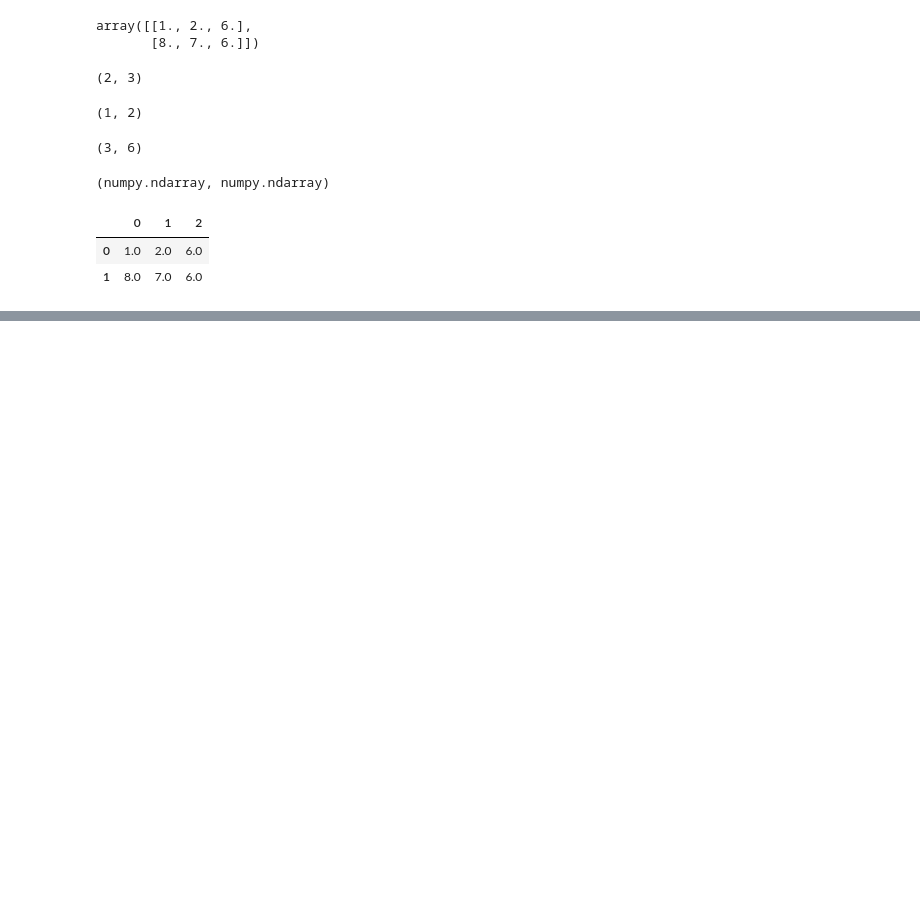
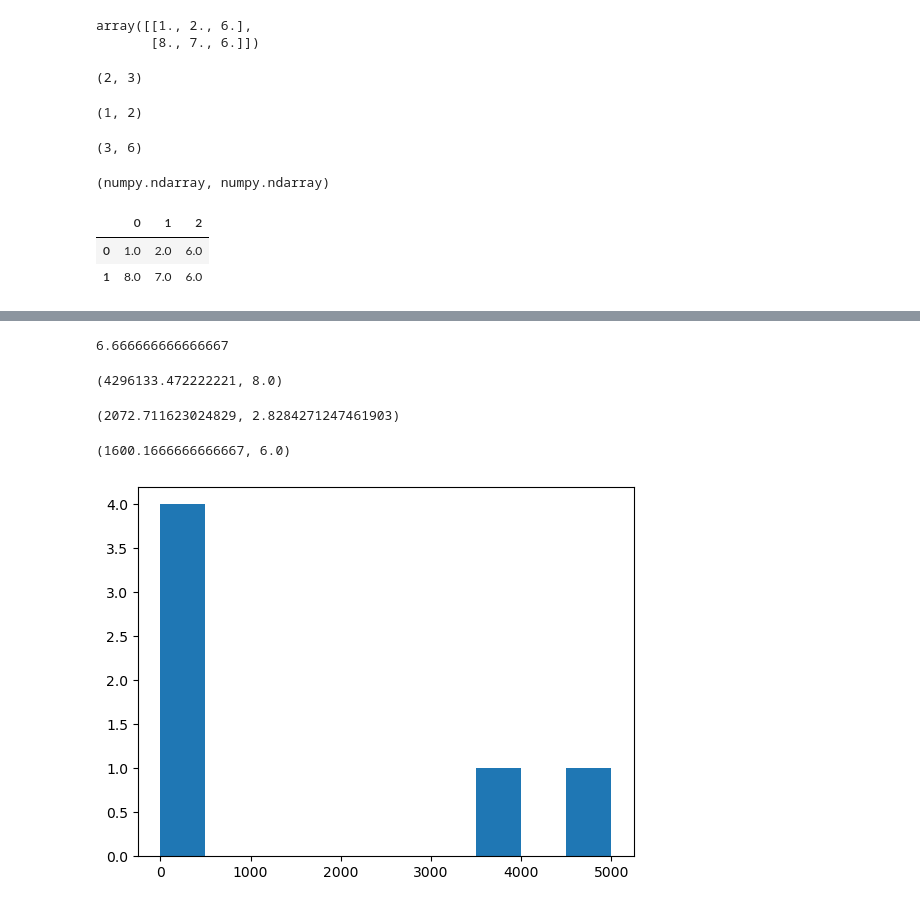
Before and after one commit to LivingstonTardzenyuy/Data-Science-Machine-Learning, a Jupyter notebook: pandas_numpy/introduction-to-numpy.ipynb, the cells around one changed output, grey strips where cells are left out. Drawn from its saved outputs; the diff is of its cells as text; code cells hidden in the pictures; blank space fills up the shorter version.

```diff
--- a/pandas_numpy/introduction-to-numpy.ipynb
+++ b/pandas_numpy/introduction-to-numpy.ipynb
@@ -51,0 +261,28 @@ df
+# %%
+# Variance is the measure of the average degree to which each number is d/f
+np.var(a2)
+# %% [output]
+6.666666666666667
+# %%
+# Demo of std and var.
+high_var_array = np.array([1,100,200,300,4000,5000])
+low_var_array = np.array([2,4,6,8,10])
+# %%
+np.var(high_var_array), np.var(low_var_array)
+# %% [output]
+(4296133.472222221, 8.0)
+# %%
+np.std(high_var_array), np.std(low_var_array)
+# %% [output]
+(2072.711623024829, 2.8284271247461903)
+# %%
+np.mean(high_var_array), np.mean(low_var_array)
+# %% [output]
+(1600.1666666666667, 6.0)
+# %%
+%matplotlib inline
+import matplotlib.pyplot as plt
+plt.hist(high_var_array)
+plt.show()
+# %% [output]
+[figure, added]
```
Also changed, not shown: parts of 38 cells of this notebook.
